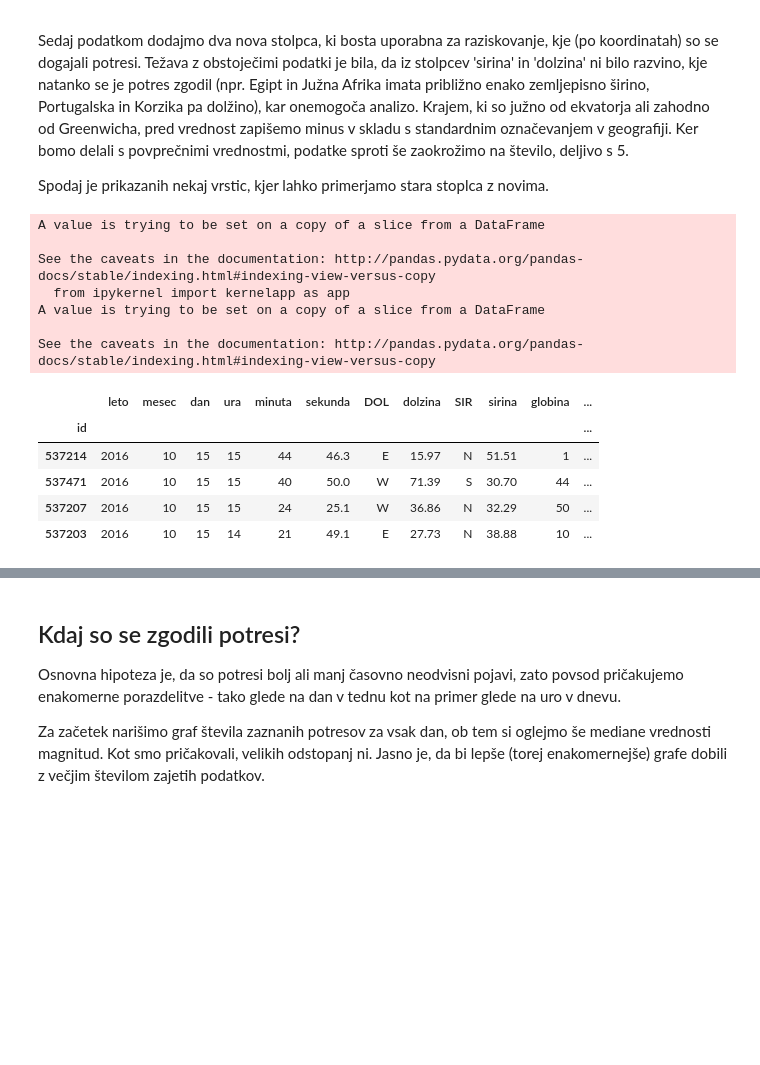
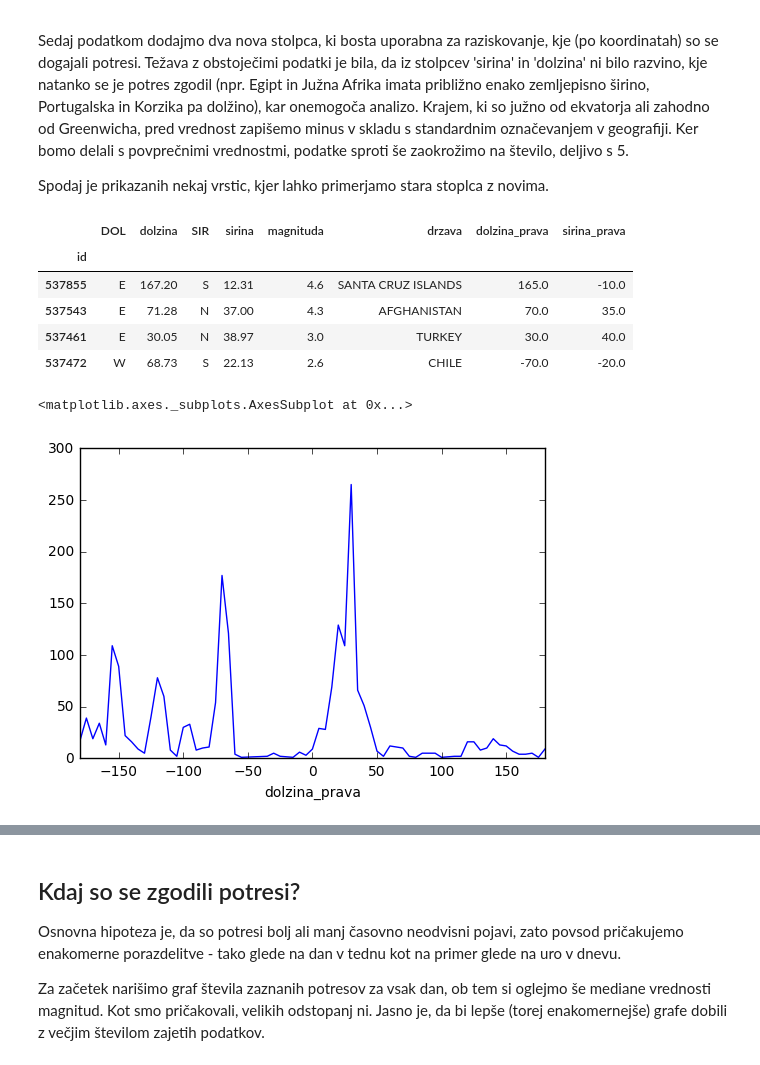
Before and after one commit to tjasabajc/Potresi, a Jupyter notebook: delovnaverzija.ipynb, the cells around one changed output, grey strips where cells are left out. Saved outputs shown, nothing was run; the diff lists cells and outputs as text; code cells hidden in the pictures; blank space fills up the shorter version.

```diff
--- a/delovnaverzija.ipynb
+++ b/delovnaverzija.ipynb
@@ -18,7 +18,7 @@ pd.options.display.max_rows = 15
 
 %matplotlib inline
 # %%
-podatki = pd.read_csv('potresi_koncni.csv', index_col = 'id')
+podatki = pd.read_csv('potresi_potresi.csv', index_col = 'id')
 podatki[:7]
 # %% [output]
 |  | leto | mesec | dan | ura | minuta | sekunda | DOL | dolzina | SIR | sirina | globina | ... |
@@ -66,7 +102,7 @@ def pretvori_v_drzavo(reg):
     odvec = {'WESTERN' : 8, 'EASTERN' : 8, 'CENTRAL' : 8, 'SOUTHERN' : 9, 'NORTHERN' : 9, 'OFFSHORE' : 9,
              'NEAR' : 5, 'REGION' : -7, 'PENINSULA' : -10, 'GULF' : 8, 'SOUTH' : 6, 'WEST' : 5,
              'EAST' : 5, 'NORTH' : 6, 'THE' : 4, 'COAST' : 6, 'OF' : 3, 'OFF' : 4, 'SOUTHEAST' : 10,
-             'SOUTHWEST' : 10, 'NORTHEAST' : 10, 'NORTHWEST' : 10}
+             'SOUTHWEST' : 10, 'NORTHEAST' : 10, 'NORTHWEST' : 10, 'RISE' : -5, 'RIDGE' : -6}
 
     if ' ' in reg:
         zacetek = reg[:reg.index(' ')]           # Izrežemo prvo besedo (od začetka do prvega presledka).
@@ -234,26 +288,31 @@ stevilo_drzava['NORWEGIAN SEA'], stevilo_drzava['CROATIA']
 Sedaj podatkom dodajmo dva nova stolpca, ki bosta uporabna za raziskovanje, kje (po koordinatah) so se dogajali potresi. Težava z obstoječimi podatki je bila, da iz stolpcev 'sirina' in 'dolzina' ni bilo razvino, kje natanko se je potres zgodil (npr. Egipt in Južna Afrika imata približno enako zemljepisno širino, Portugalska in Korzika pa dolžino), kar onemogoča analizo. Krajem, ki so južno od ekvatorja ali zahodno od Greenwicha, pred vrednost zapišemo minus v skladu s standardnim označevanjem v geografiji. Ker bomo delali s povprečnimi vrednostmi, podatke sproti še zaokrožimo na število, deljivo s 5.
 
 Spodaj je prikazanih nekaj vrstic, kjer lahko primerjamo stara stoplca z novima.
+# %%
+def predznak(x):
+    if x == 'W' or x == 'S':
+        return (-1)
+    else:
+        return 1
 # %%
-podatki['dolzina_prava'] = round(podatki['dolzina']*2, -1) / 2
-podatki['dolzina_prava'][podatki.DOL == 'W'] = -podatki['dolzina_prava']
-podatki['sirina_prava'] = round(podatki['sirina']*2, -1) / 2
-podatki['sirina_prava'][podatki.SIR == 'S'] = -podatki['sirina_prava']
-podatki[26:30]
+podatki['dolzina_prava'] = podatki['DOL'].map(predznak) * podatki['dolzina']
+podatki['dolzina_prava'] = round(podatki['dolzina_prava']*2, -1) / 2     # Zaokrožimo.
+
+podatki['sirina_prava'] = podatki['SIR'].map(predznak) * podatki['sirina']
+podatki['sirina_prava'] = round(podatki['sirina_prava']*2, -1) / 2       # Zaokrožimo.
+
+
+podatki[['DOL', 'dolzina', 'SIR', 'sirina', 'magnituda', 'drzava', 'dolzina_prava', 'sirina_prava']][32:36]
 # %% [output]
-A value is trying to be set on a copy of a slice from a DataFrame
-
-See the caveats in the documentation: http://pandas.pydata.org/pandas-docs/stable/indexing.html#indexing-view-versus-copy
-  from ipykernel import kernelapp as app
-A value is trying to be set on a copy of a slice from a DataFrame
-
-See the caveats in the documentation: http://pandas.pydata.org/pandas-docs/stable/indexing.html#indexing-view-versus-copy
-|  | leto | mesec | dan | ura | minuta | sekunda | DOL | dolzina | SIR | sirina | globina | ... |
-| id |  |  |  |  |  |  |  |  |  |  |  | ... |
-| 537214 | 2016 | 10 | 15 | 15 | 44 | 46.3 | E | 15.97 | N | 51.51 | 1 | ... |
-| 537471 | 2016 | 10 | 15 | 15 | 40 | 50.0 | W | 71.39 | S | 30.70 | 44 | ... |
-| 537207 | 2016 | 10 | 15 | 15 | 24 | 25.1 | W | 36.86 | N | 32.29 | 50 | ... |
-| 537203 | 2016 | 10 | 15 | 14 | 21 | 49.1 | E | 27.73 | N | 38.88 | 10 | ... |
+|  | DOL | dolzina | SIR | sirina | magnituda | drzava | dolzina_prava | sirina_prava |
+| id |  |  |  |  |  |  |  |  |
+| 537855 | E | 167.20 | S | 12.31 | 4.6 | SANTA CRUZ ISLANDS | 165.0 | -10.0 |
+| 537543 | E | 71.28 | N | 37.00 | 4.3 | AFGHANISTAN | 70.0 | 35.0 |
+| 537461 | E | 30.05 | N | 38.97 | 3.0 | TURKEY | 30.0 | 40.0 |
+| 537472 | W | 68.73 | S | 22.13 | 2.6 | CHILE | -70.0 | -20.0 |
 # %%
 dolzina = podatki.groupby('dolzina_prava')
-dolzina.size().plot(kind='bar')
+dolzina.size().plot(kind='line')
+# %% [output]
+<matplotlib.axes._subplots.AxesSubplot at 0x...>
+[figure, added]
```
Also changed, not shown: parts of 20 cells of this notebook.
